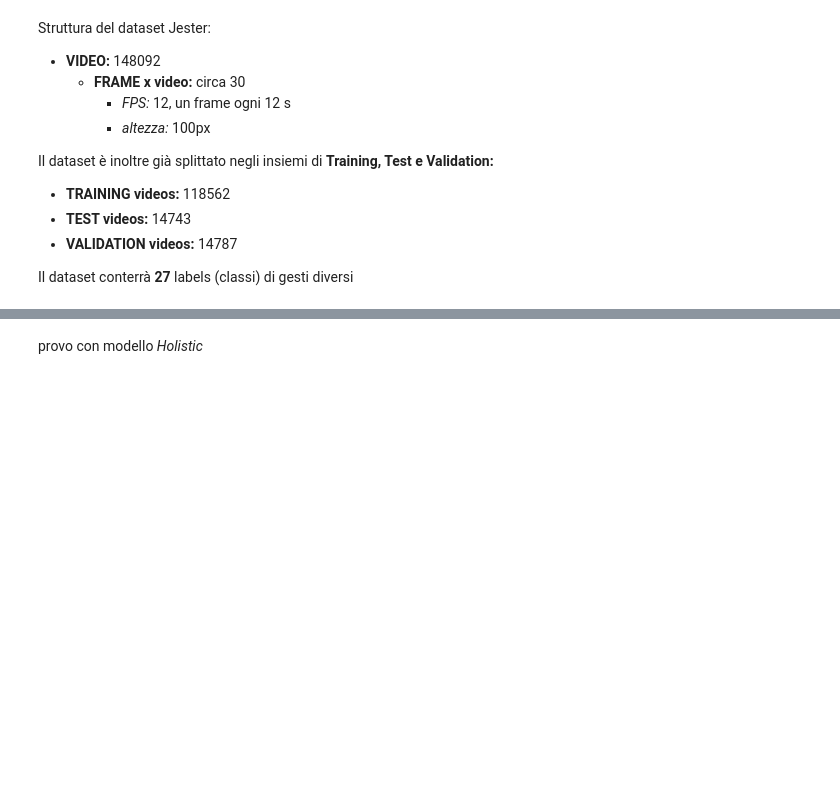
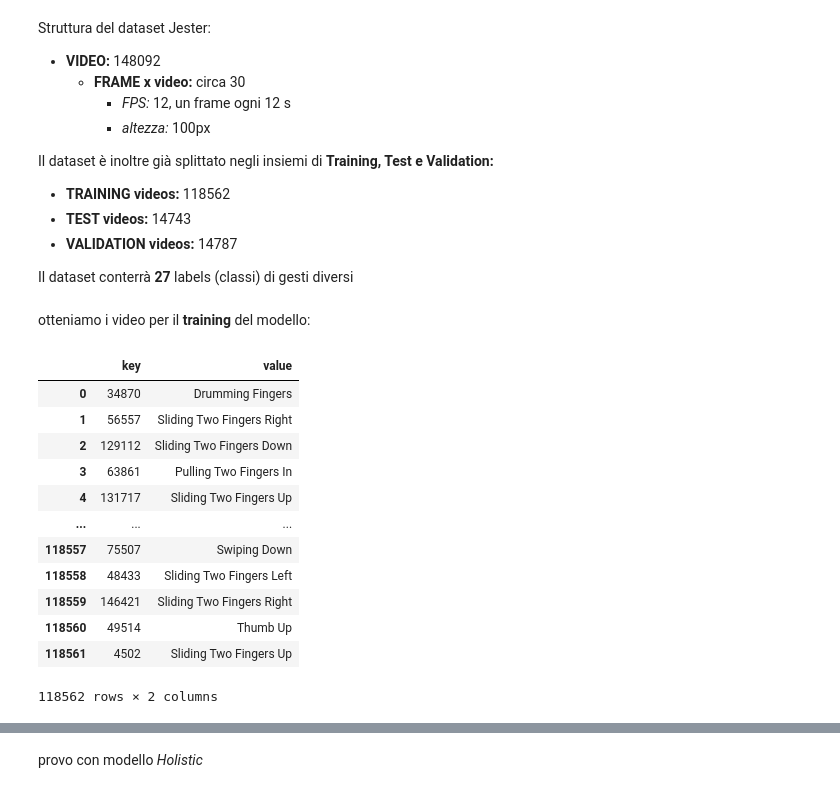
Before and after one commit to t-perniola/HGR-4-Social-Robotics, a Jupyter notebook: ActionDetectionDataset.ipynb, the cells around one changed output, grey strips where cells are left out. Saved outputs shown, nothing was run; the diff lists cells and outputs as text; code cells hidden in the pictures; blank space fills up the shorter version.

Commit message:
modifiche varie
estrazione keypoints dal dataset avviene quasi sempre con successo

resta da fare test del modello con LSTM su sottoinsieme del dataset

```diff
--- a/ActionDetectionDataset.ipynb
+++ b/ActionDetectionDataset.ipynb
@@ -131,3 +146,24 @@ Il dataset è inoltre già splittato negli insiemi di **Training, Test e Validat
 - **VALIDATION videos:** 14787
 
 Il dataset conterrà **27** labels (classi) di gesti diversi
+# %% [markdown]
+otteniamo i video per il **training** del modello:
+# %%
+train_file = pd.read_csv(r'D:\TMS\dataset\jester\labels\train.csv', delimiter=";") #TODO path relativo
+
+train_list = train_file['key'].tolist() #lista degli indici dei video attualmente estratti
+train_file
+# %% [output]
+|  | key | value |
+| 0 | 34870 | Drumming Fingers |
+| 1 | 56557 | Sliding Two Fingers Right |
+| 2 | 129112 | Sliding Two Fingers Down |
+| 3 | 63861 | Pulling Two Fingers In |
+| 4 | 131717 | Sliding Two Fingers Up |
+| ... | ... | ... |
+| 118557 | 75507 | Swiping Down |
+| 118558 | 48433 | Sliding Two Fingers Left |
+| 118559 | 146421 | Sliding Two Fingers Right |
+| 118560 | 49514 | Thumb Up |
+| 118561 | 4502 | Sliding Two Fingers Up |
+118562 rows × 2 columns
```
Also changed, not shown: parts of 52 cells of this notebook, 3 other files.
